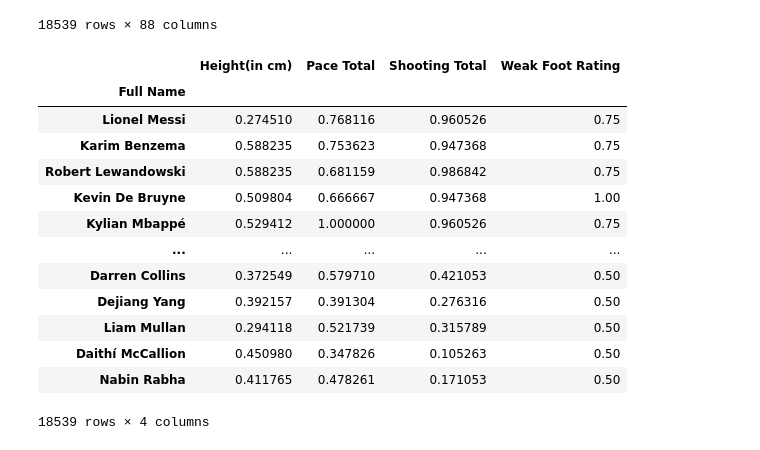
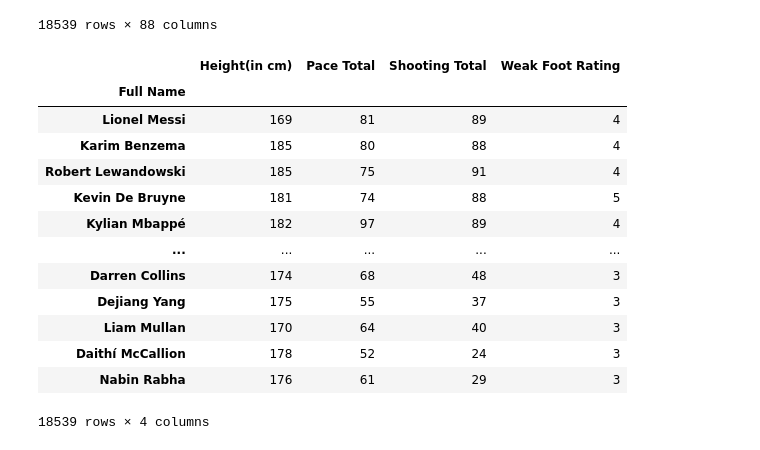
Before and after one commit to chiefotto/inst414asm3, a Jupyter notebook: main.ipynb, the cells around one changed output. Cells and saved outputs as stored; diff of their text form; code cells hidden in the pictures.

```diff
--- a/main.ipynb
+++ b/main.ipynb
@@ -25,27 +25,29 @@ df
 | Nabin Rabha | N. Rabha | 47 | 50 | 60000 | LB | LB | India | ... |
 18539 rows × 88 columns
 # %%
-# normilization and player attribvute columns established (striker attributes)
+#  and player attribvute columns established (striker attributes)
 
 striker_attr = ['Height(in cm)', 'Pace Total','Shooting Total','Weak Foot Rating']
 
-striker_df=(df[striker_attr]-df[striker_attr].min())/(df[striker_attr].max()-df[striker_attr].min())
+# striker_df=(df[striker_attr]-df[striker_attr].min())/(df[striker_attr].max()-df[striker_attr].min())
+
+striker_df = df[striker_attr]
 
 striker_df
 # %% [output]
 |  | Height(in cm) | Pace Total | Shooting Total | Weak Foot Rating |
 | Full Name |  |  |  |  |
-| Lionel Messi | 0.274510 | 0.768116 | 0.960526 | 0.75 |
-| Karim Benzema | 0.588235 | 0.753623 | 0.947368 | 0.75 |
-| Robert Lewandowski | 0.588235 | 0.681159 | 0.986842 | 0.75 |
-| Kevin De Bruyne | 0.509804 | 0.666667 | 0.947368 | 1.00 |
-| Kylian Mbappé | 0.529412 | 1.000000 | 0.960526 | 0.75 |
+| Lionel Messi | 169 | 81 | 89 | 4 |
+| Karim Benzema | 185 | 80 | 88 | 4 |
+| Robert Lewandowski | 185 | 75 | 91 | 4 |
+| Kevin De Bruyne | 181 | 74 | 88 | 5 |
+| Kylian Mbappé | 182 | 97 | 89 | 4 |
 | ... | ... | ... | ... | ... |
-| Darren Collins | 0.372549 | 0.579710 | 0.421053 | 0.50 |
-| Dejiang Yang | 0.392157 | 0.391304 | 0.276316 | 0.50 |
-| Liam Mullan | 0.294118 | 0.521739 | 0.315789 | 0.50 |
-| Daithí McCallion | 0.450980 | 0.347826 | 0.105263 | 0.50 |
-| Nabin Rabha | 0.411765 | 0.478261 | 0.171053 | 0.50 |
+| Darren Collins | 174 | 68 | 48 | 3 |
+| Dejiang Yang | 175 | 55 | 37 | 3 |
+| Liam Mullan | 170 | 64 | 40 | 3 |
+| Daithí McCallion | 178 | 52 | 24 | 3 |
+| Nabin Rabha | 176 | 61 | 29 | 3 |
 18539 rows × 4 columns
 # %%
 ### Gathering Ronaldos Stats from the filtered dataframe
```
Also changed, not shown: parts of 5 cells of this notebook.
